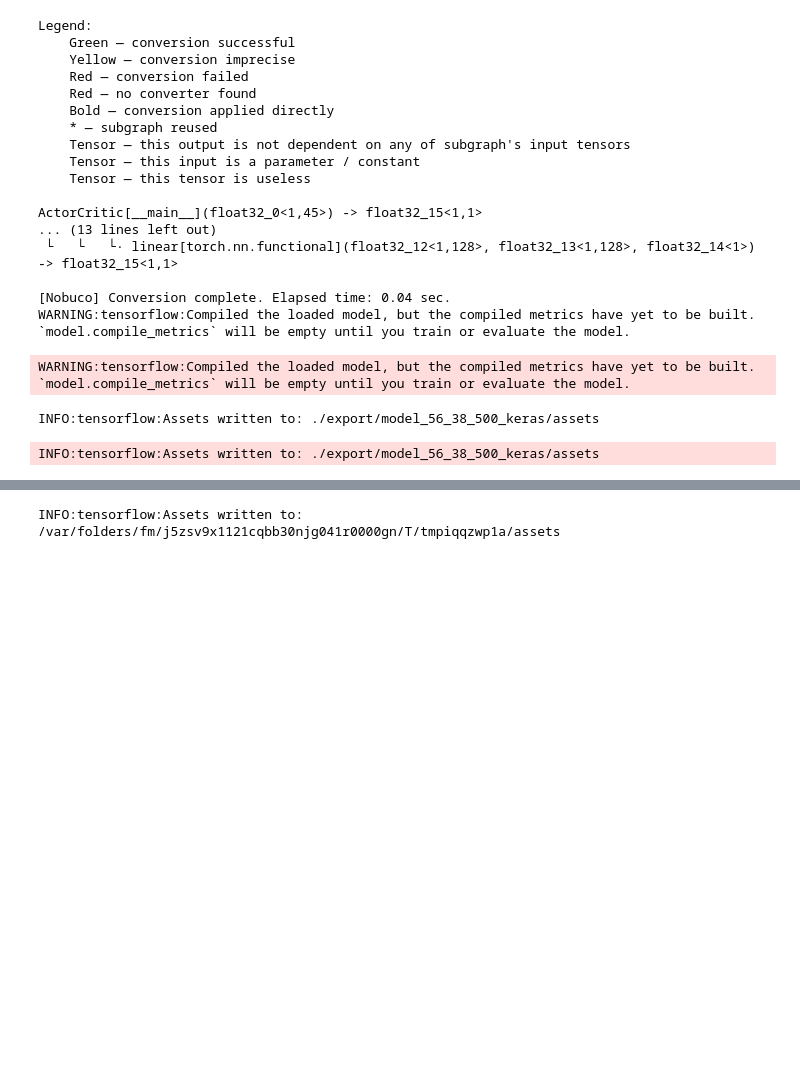
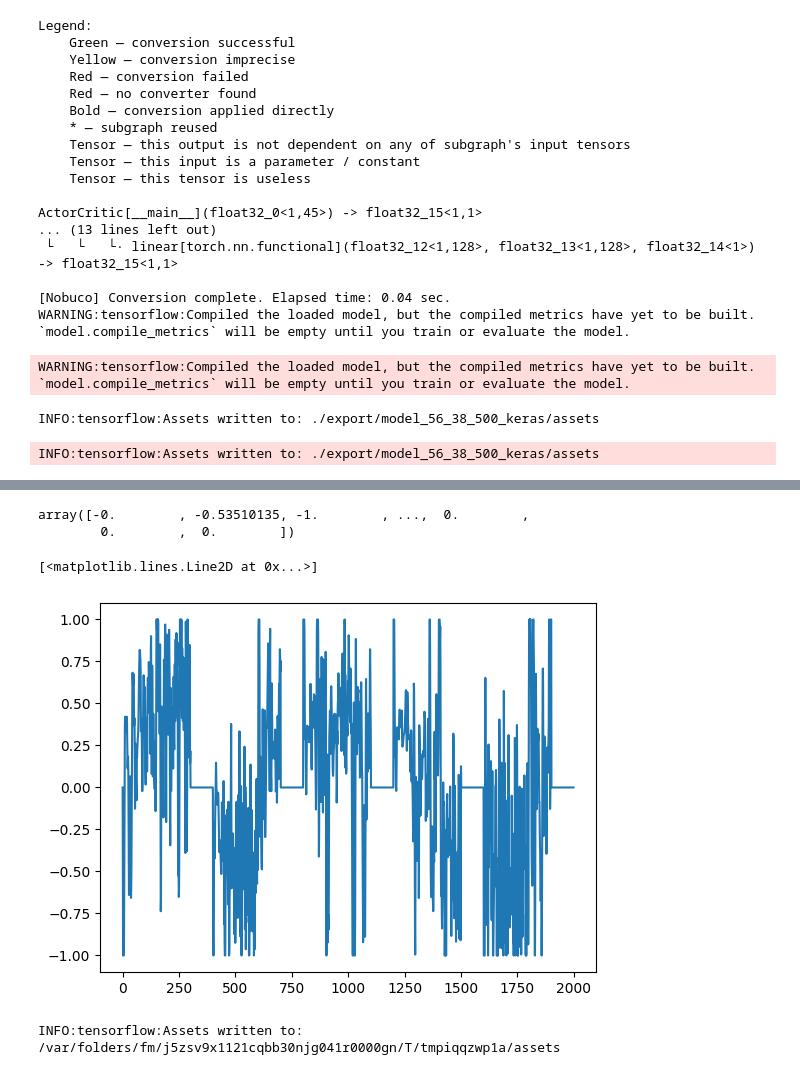
Before and after one commit to NovelMobileRobotsLab/rock, a Jupyter notebook: embedded/rock2_fw/trained_models/to_tflite.ipynb, the cells around one changed output, grey strips where cells are left out. Cells and saved outputs as stored; diff of their text form; code cells hidden in the pictures; blank space fills up the shorter version.

```diff
--- a/embedded/rock2_fw/trained_models/to_tflite.ipynb
+++ b/embedded/rock2_fw/trained_models/to_tflite.ipynb
@@ -300,3 +300,13 @@ plt.show()
+# %%
+obs_array[:,0]
+# %% [output]
+array([-0.        , -0.53510135, -1.        , ...,  0.        ,
+        0.        ,  0.        ])
+# %%
+plt.plot(obs_array[:,0])
+# %% [output]
+[<matplotlib.lines.Line2D at 0x...>]
+[figure, added]
 # %%
 import tensorflow as tf
 
```
Also changed, not shown: parts of 3 cells of this notebook, 18 other files.
